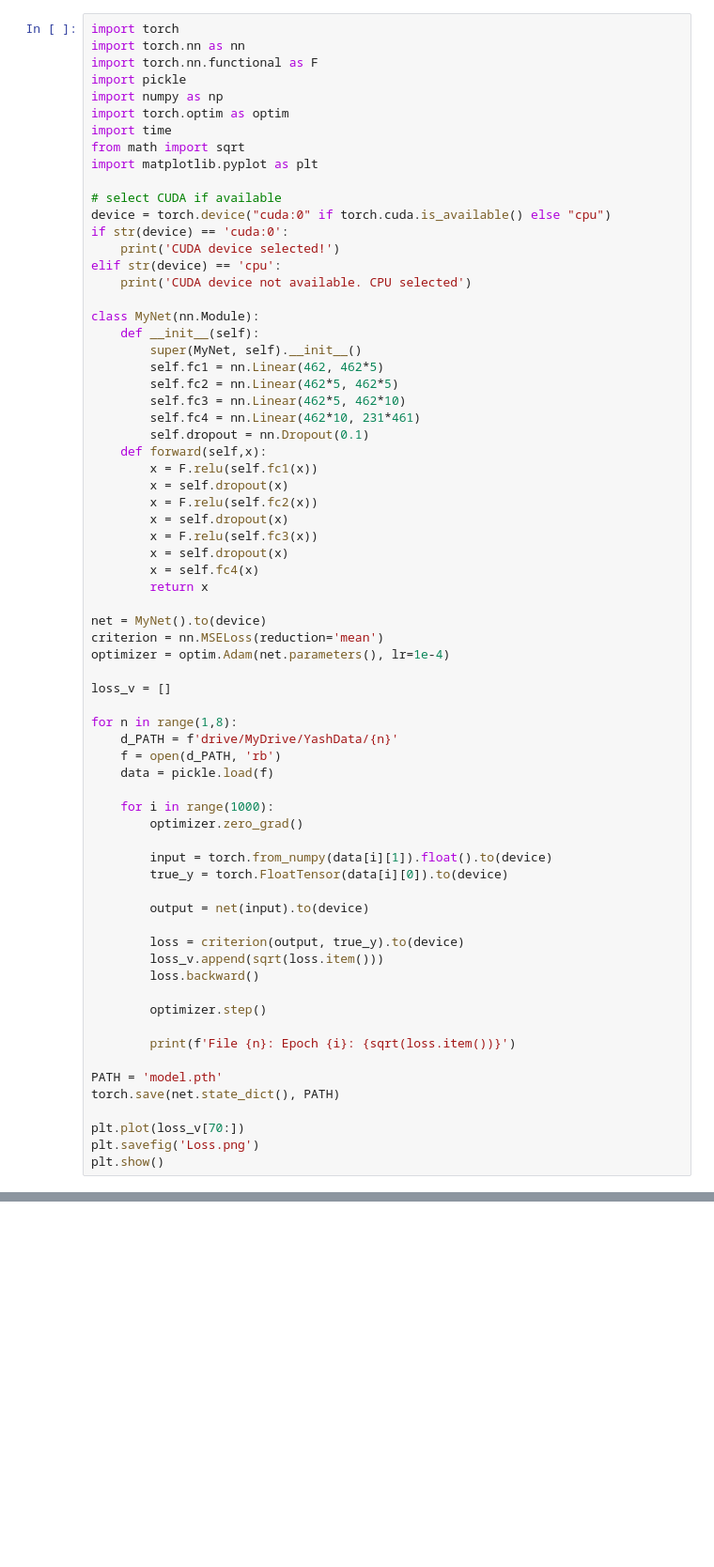
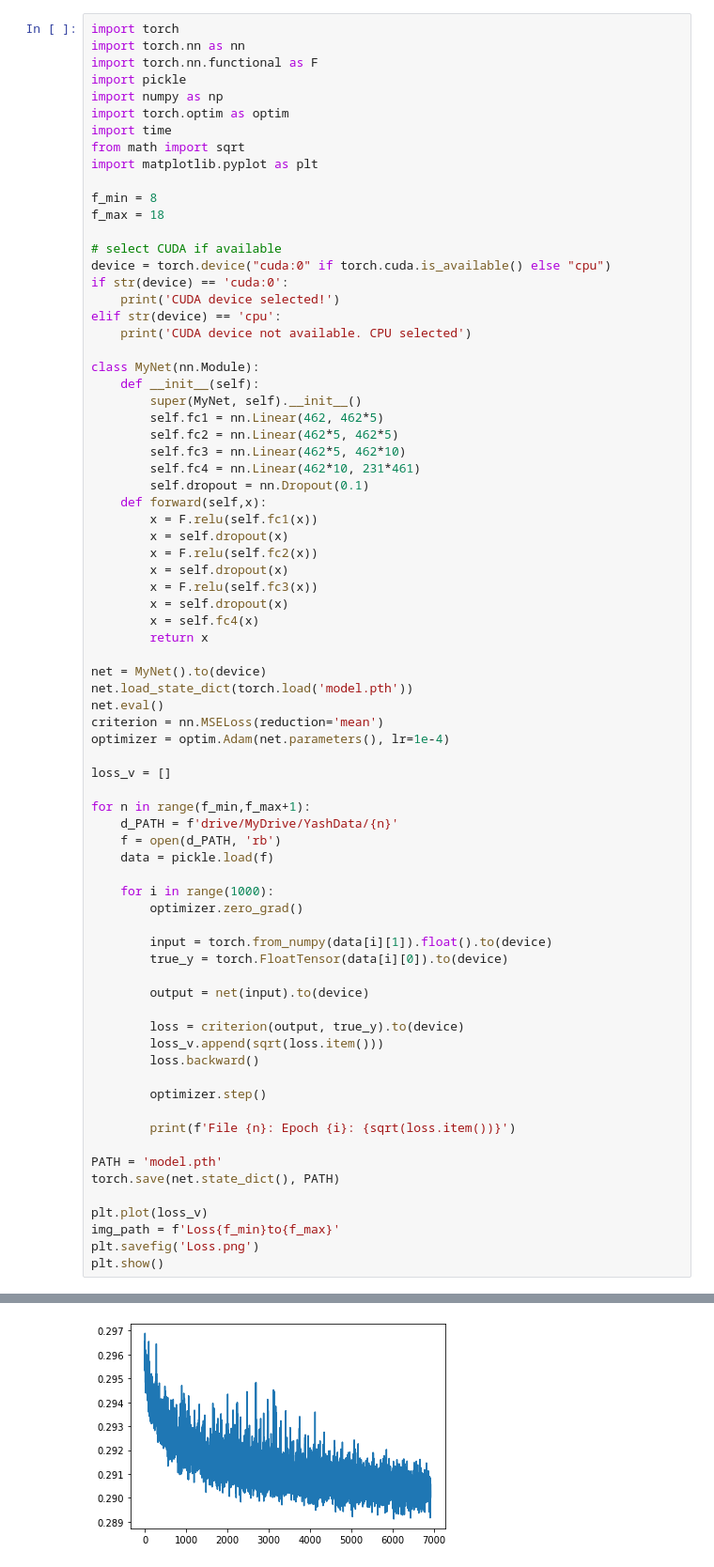
Before and after one commit to yashlal/Deepfake-Microbiomes, a Jupyter notebook: NetGPU.ipynb, the cells around one changed output, grey strips where cells are left out. Shown: that part at 94% size. Drawn from its saved outputs; the diff is of its cells as text; blank space fills up the shorter version.

```diff
--- a/NetGPU.ipynb
+++ b/NetGPU.ipynb
@@ -10,6 +10,9 @@ import torch.optim as optim
 import time
 from math import sqrt
 import matplotlib.pyplot as plt
+
+f_min = 8
+f_max = 18
 
 # select CUDA if available
 device = torch.device("cuda:0" if torch.cuda.is_available() else "cpu")
@@ -37,12 +40,14 @@ class MyNet(nn.Module):
         return x
 
 net = MyNet().to(device)
+net.load_state_dict(torch.load('model.pth'))
+net.eval()
 criterion = nn.MSELoss(reduction='mean')
 optimizer = optim.Adam(net.parameters(), lr=1e-4)
 
 loss_v = []
 
-for n in range(1,8):
+for n in range(f_min,f_max+1):
     d_PATH = f'drive/MyDrive/YashData/{n}'
     f = open(d_PATH, 'rb')
     data = pickle.load(f)
@@ -66,7 +71,8 @@ for n in range(1,8):
 PATH = 'model.pth'
 torch.save(net.state_dict(), PATH)
 
-plt.plot(loss_v[70:])
+plt.plot(loss_v)
+img_path = f'Loss{f_min}to{f_max}'
 plt.savefig('Loss.png')
 plt.show()
 # %% [output]
@@ -89,0 +96 @@ File 2: Epoch 217: 0.2914792790065848
+[figure, added]
```
Also changed, not shown: parts of 1 cell of this notebook.
